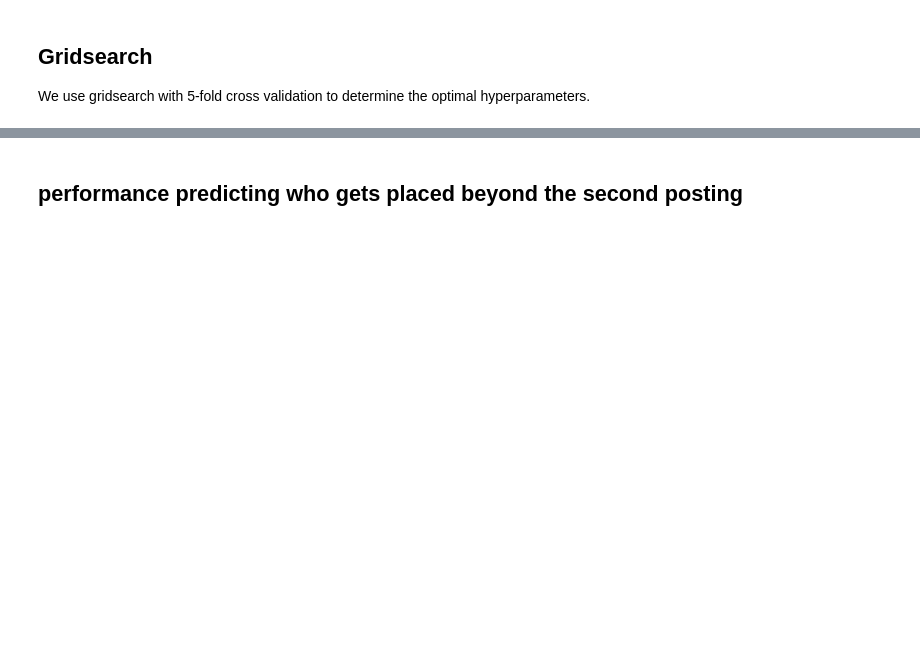
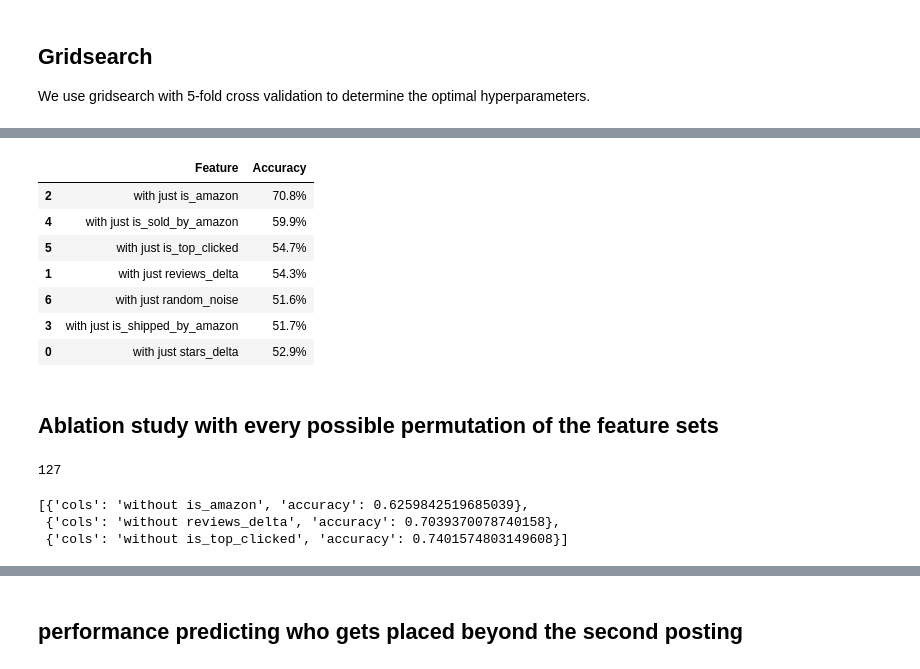
Before and after one commit to the-markup/investigation-amazon-brands, a Jupyter notebook: notebooks/2-random-forest-analysis.ipynb, the cells around one changed output, grey strips where cells are left out. Cells and saved outputs as stored; diff of their text form; code cells hidden in the pictures; blank space fills up the shorter version.

```diff
--- a/notebooks/2-random-forest-analysis.ipynb
+++ b/notebooks/2-random-forest-analysis.ipynb
@@ -155,3 +133,10 @@ len(training_data)
+# %%
+if os.path.exists(fn_pairwise):
+    training_data = pd.read_csv(fn_pairwise, compression='gzip')
+else:
+    training_data = produce_training_set(_df, last_product_position=2)
+    training_data.to_csv(fn_pairwise, index=False, compression='gzip')
+len(training_data)
 # %%
 training_data.placed_higher.value_counts(normalize=True)
 # %% [output]
@@ -236,0 +299,23 @@ def fit_model_cv(df, variable, target, model, cv=10):
+# %%
+perf = get_performance(cat2performance_standalone,
+                       knockout=['Change of Accuracy_abs', 'Change of Accuracy'])
+perf.to_csv(fn_single_feature, index=False)
+format_perf(perf)
+# %% [output]
+|  | Feature | Accuracy |
+| 2 | with just is_amazon | 70.8% |
+| 4 | with just is_sold_by_amazon | 59.9% |
+| 5 | with just is_top_clicked | 54.7% |
+| 1 | with just reviews_delta | 54.3% |
+| 6 | with just random_noise | 51.6% |
+| 3 | with just is_shipped_by_amazon | 51.7% |
+| 0 | with just stars_delta | 52.9% |
+# %% [markdown]
+## Ablation study with every possible permutation of the feature sets
+# %%
+permutations = set()
+for r in range(len(cols)):
+    permutations.update(combinations(cols, r+1))
+len(permutations)
+# %% [output]
+127
@@ -236,0 +345,6 @@ def fit_model_cv(df, variable, target, model, cv=10):
+# %%
+df.head(3).to_dict(orient='records')
+# %% [output]
+[{'cols': 'without is_amazon', 'accuracy': 0.6259842519685039},
+ {'cols': 'without reviews_delta', 'accuracy': 0.7039370078740158},
+ {'cols': 'without is_top_clicked', 'accuracy': 0.7401574803149608}]
```
Also changed, not shown: parts of 57 cells of this notebook, 4 other files.
